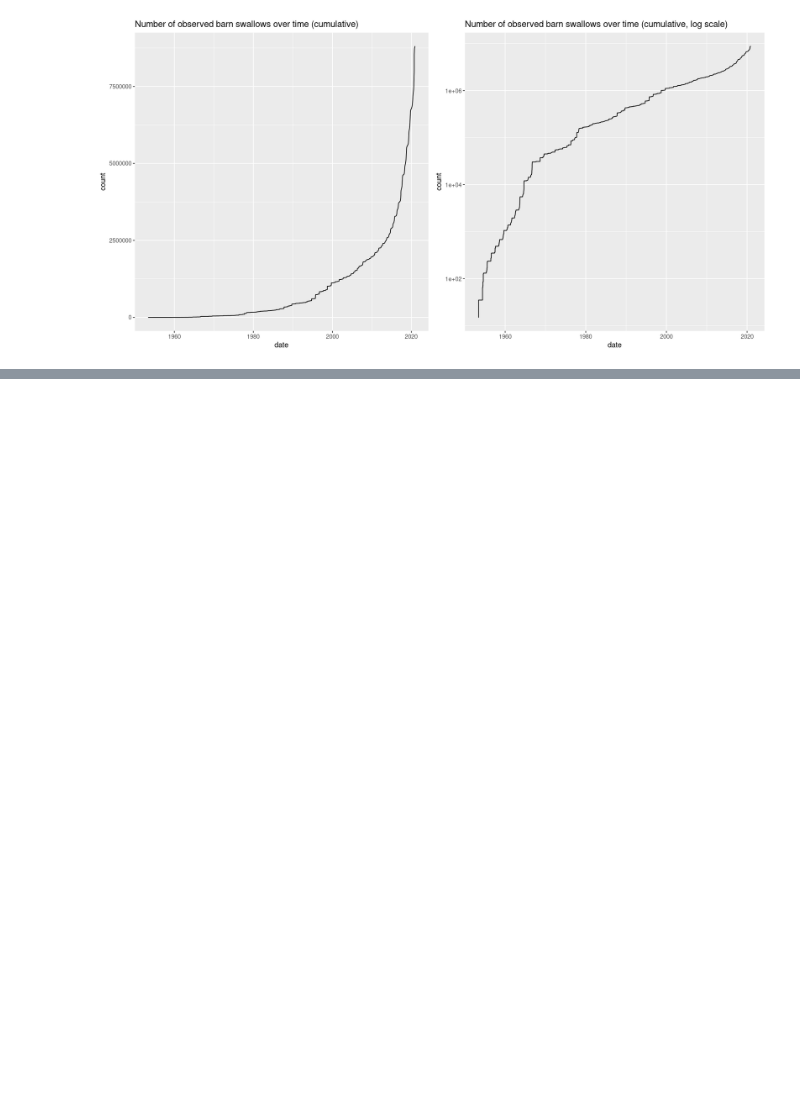
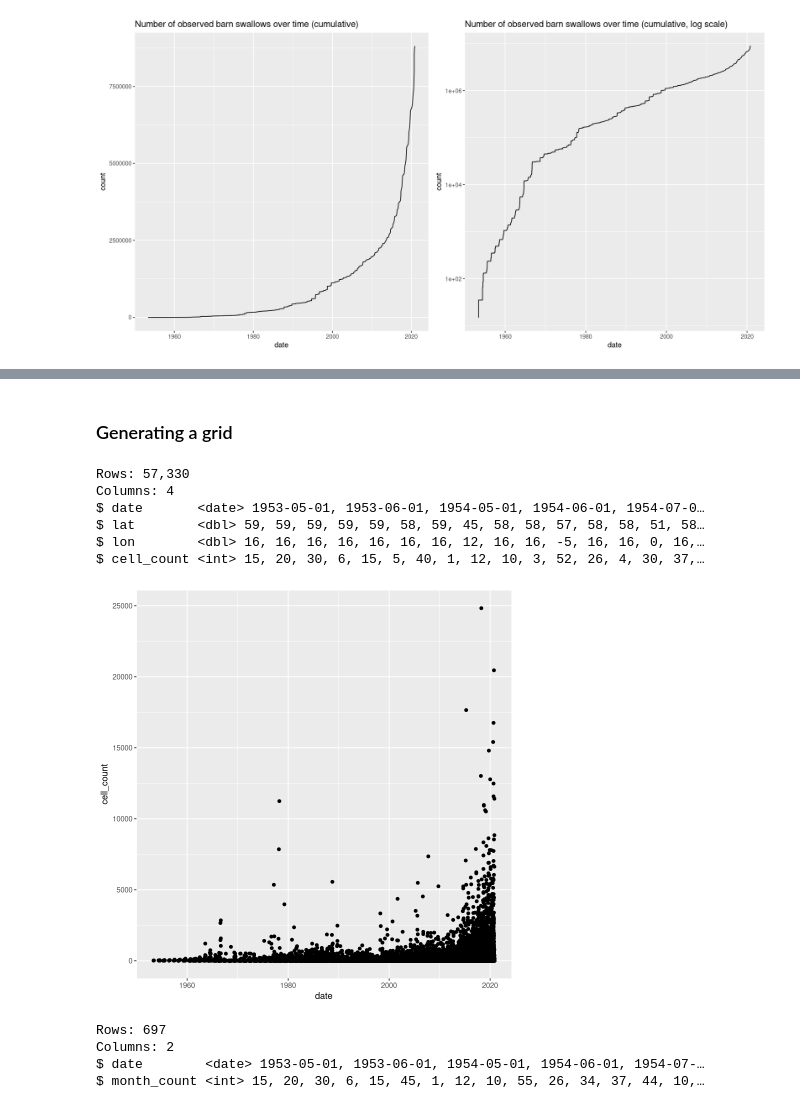
Before and after one commit to nimobeeren/2IMV20, a Jupyter notebook: InfoVis/scripts/ebird/playground.ipynb, the cells around one changed output, grey strips where cells are left out. Saved outputs shown, nothing was run; the diff lists cells and outputs as text; code cells hidden in the pictures; blank space fills up the shorter version.

```diff
--- a/InfoVis/scripts/ebird/playground.ipynb
+++ b/InfoVis/scripts/ebird/playground.ipynb
@@ -71,0 +159,10 @@ grid.arrange(plot_north, plot_south)
+# %%
+outliers <- ebd %>% filter(count >= 1000) %>% arrange(desc(count))
+
+nrow(outliers)
+nrow(ebd)
+
+sum(outliers$count)
+sum(ebd$count)
+
+ebd_no_out <- ebd %>% filter(count < 1000)
@@ -71,0 +174,43 @@ grid.arrange(plot_north, plot_south)
+# %% [markdown]
+### Generating a grid
+# %%
+ebd_grid <- ebd_no_out %>%
+    transmute(
+        date = floor_date(date, unit="month"),
+        lat = floor(lat),
+        lon = floor(lon),
+        count = count
+    ) %>%
+    # sum counts for all rows with the same month, lat and lon
+    group_by(date, lat, lon) %>%
+    summarize(cell_count = sum(count), .groups="drop")
+
+glimpse(ebd_grid)
+# %% [output]
+Rows: 57,330
+Columns: 4
+$ date       <date> 1953-05-01, 1953-06-01, 1954-05-01, 1954-06-01, 1954-07-0…
+$ lat        <dbl> 59, 59, 59, 59, 59, 58, 59, 45, 58, 58, 57, 58, 58, 51, 58…
+$ lon        <dbl> 16, 16, 16, 16, 16, 16, 16, 12, 16, 16, -5, 16, 16, 0, 16,…
+$ cell_count <int> 15, 20, 30, 6, 15, 5, 40, 1, 12, 10, 3, 52, 26, 4, 30, 37,…
+# %%
+ggplot(ebd_grid, aes(x=date, y=cell_count)) + geom_point()
+# %% [output]
+[figure, added]
+# %%
+# get the total count for each month
+month_summary <- ebd_no_out %>%
+    transmute(
+        date = floor_date(date, unit="month"),
+        count = count
+    ) %>%
+    group_by(date) %>%
+    summarize(month_count = sum(count), .groups="drop") %>%
+    arrange(date)
+
+glimpse(month_summary)
+# %% [output]
+Rows: 697
+Columns: 2
+$ date        <date> 1953-05-01, 1953-06-01, 1954-05-01, 1954-06-01, 1954-07-…
+$ month_count <int> 15, 20, 30, 6, 15, 45, 1, 12, 10, 55, 26, 34, 37, 44, 10,…
```
Also changed, not shown: parts of 20 cells of this notebook.
